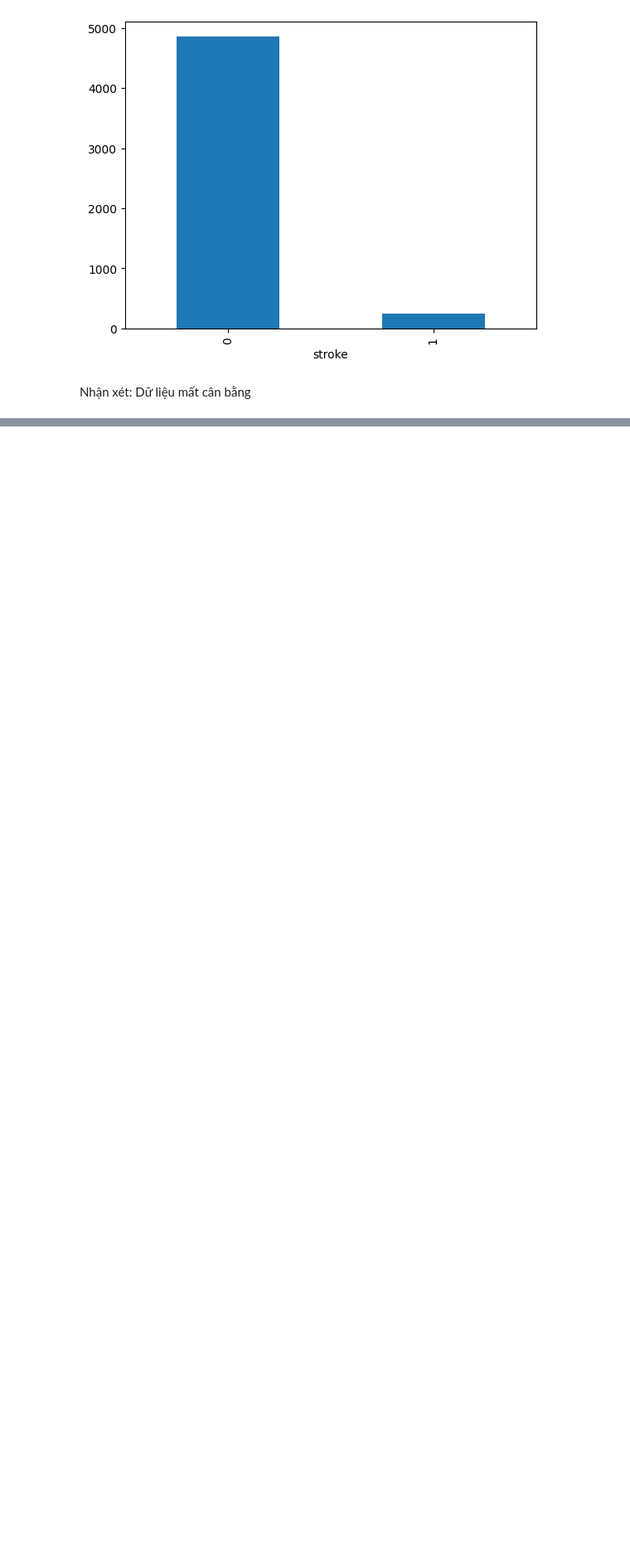
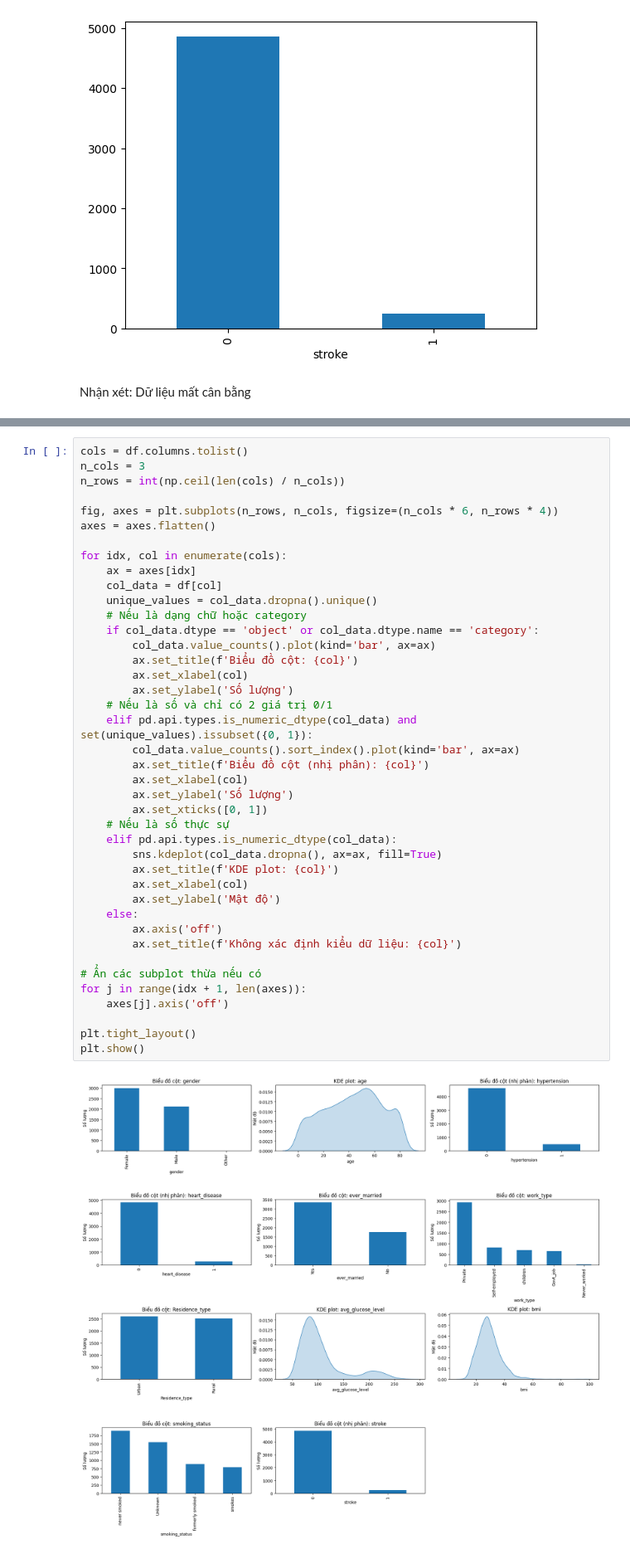
Before and after one commit to thethien8a/Machine-Learning-Project, a Jupyter notebook: Logistic Regression/project_2.ipynb, the cells around one changed output, grey strips where cells are left out. Shown at 83% size. Drawn from its saved outputs; the diff is of its cells as text; blank space fills up the shorter version.

```diff
--- a/Logistic Regression/project_2.ipynb
+++ b/Logistic Regression/project_2.ipynb
@@ -95,0 +188,43 @@ Nhận xét: Dữ liệu mất cân bằng
+# %%
+cols = df.columns.tolist()
+n_cols = 3
+n_rows = int(np.ceil(len(cols) / n_cols))
+
+fig, axes = plt.subplots(n_rows, n_cols, figsize=(n_cols * 6, n_rows * 4))
+axes = axes.flatten()
+
+for idx, col in enumerate(cols):
+    ax = axes[idx]
+    col_data = df[col]
+    unique_values = col_data.dropna().unique()
+    # Nếu là dạng chữ hoặc category
+    if col_data.dtype == 'object' or col_data.dtype.name == 'category':
+        col_data.value_counts().plot(kind='bar', ax=ax)
+        ax.set_title(f'Biểu đồ cột: {col}')
+        ax.set_xlabel(col)
+        ax.set_ylabel('Số lượng')
+    # Nếu là số và chỉ có 2 giá trị 0/1
+    elif pd.api.types.is_numeric_dtype(col_data) and set(unique_values).issubset({0, 1}):
+        col_data.value_counts().sort_index().plot(kind='bar', ax=ax)
+        ax.set_title(f'Biểu đồ cột (nhị phân): {col}')
+        ax.set_xlabel(col)
+        ax.set_ylabel('Số lượng')
+        ax.set_xticks([0, 1])
+    # Nếu là số thực sự
+    elif pd.api.types.is_numeric_dtype(col_data):
+        sns.kdeplot(col_data.dropna(), ax=ax, fill=True)
+        ax.set_title(f'KDE plot: {col}')
+        ax.set_xlabel(col)
+        ax.set_ylabel('Mật độ')
+    else:
+        ax.axis('off')
+        ax.set_title(f'Không xác định kiểu dữ liệu: {col}')
+
+# Ẩn các subplot thừa nếu có
+for j in range(idx + 1, len(axes)):
+    axes[j].axis('off')
+
+plt.tight_layout()
+plt.show()
+# %% [output]
+[figure, added]
```
Also changed, not shown: parts of 121 cells of this notebook.
